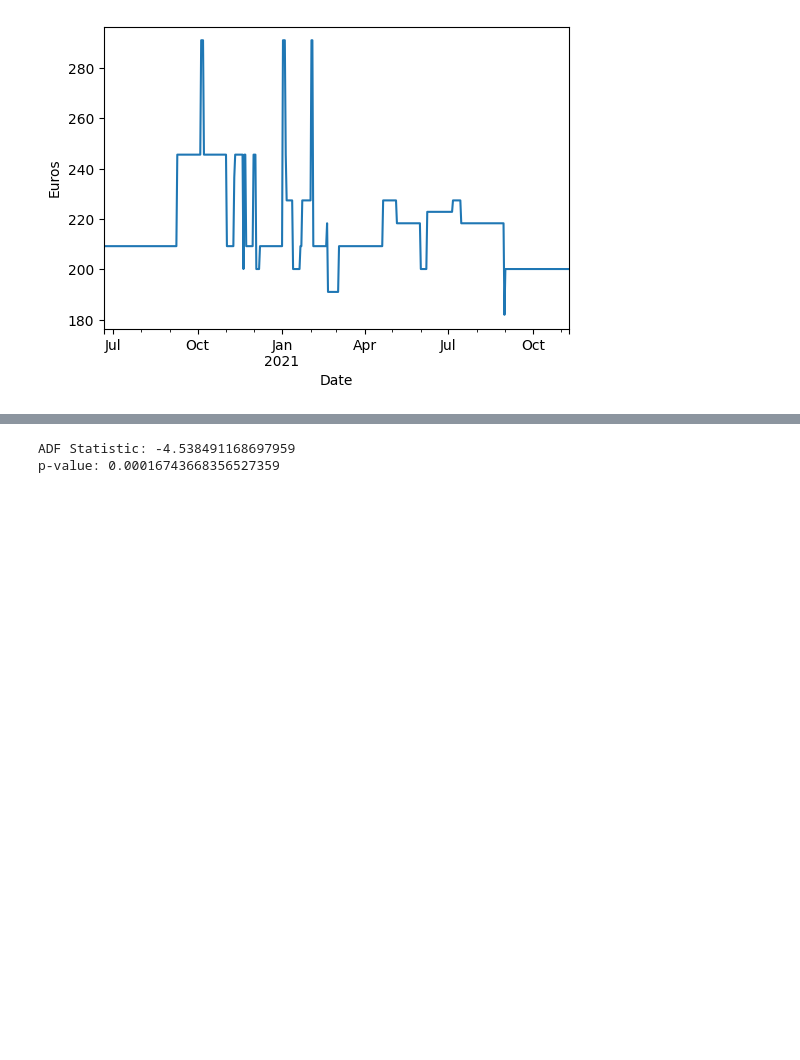
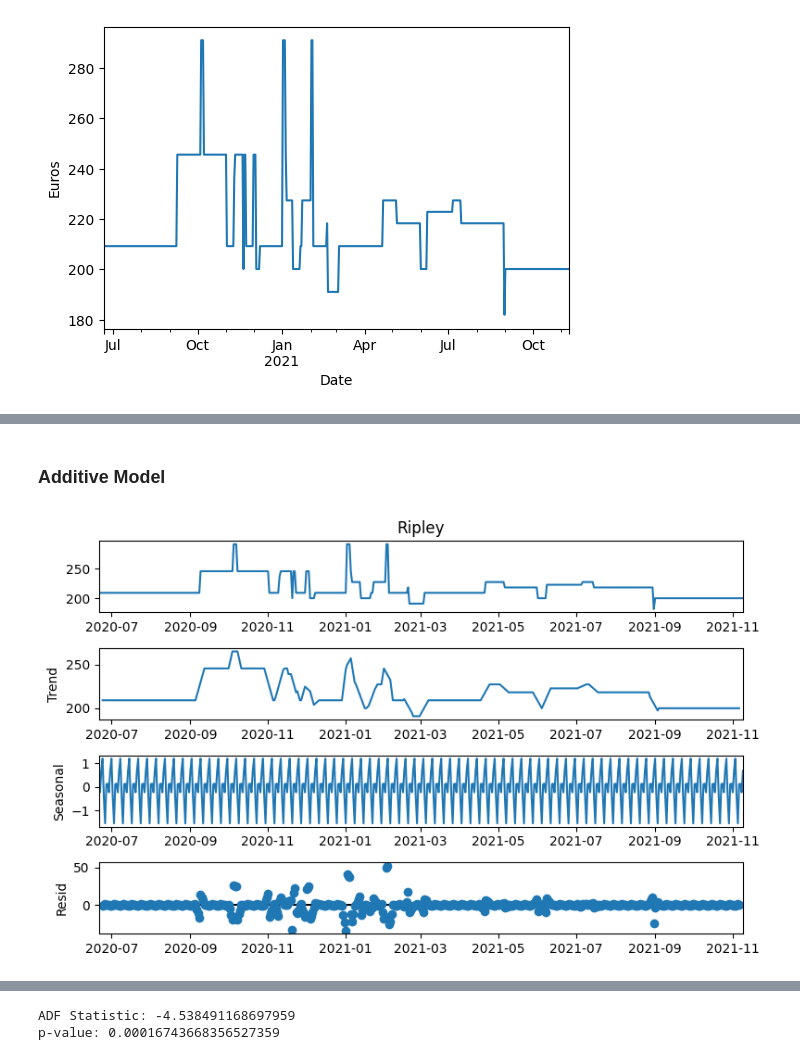
Before and after one commit to MarioCSilva/ProductPricesPrediction, a Jupyter notebook: read_files.ipynb, the cells around one changed output, grey strips where cells are left out. Saved outputs shown, nothing was run; the diff lists cells and outputs as text; code cells hidden in the pictures; blank space fills up the shorter version.

```diff
--- a/read_files.ipynb
+++ b/read_files.ipynb
@@ -153,3 +166,11 @@ wom 507
+# %% [markdown]
+### Additive Model
+# %%
+components = seasonal_decompose(df_wide["Ripley"], model='additive', period=7)
+components.plot()
+plt.show()
+# %% [output]
+[figure, added]
 # %%
 product_group_id = 958
 time_series = '1'
```
Also changed, not shown: parts of 7 cells of this notebook.
